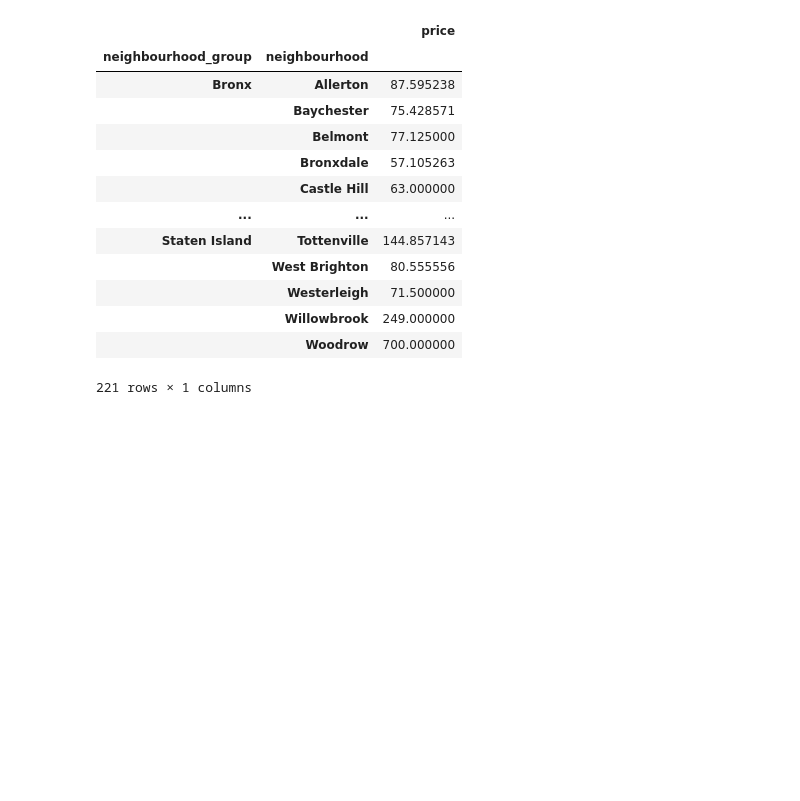
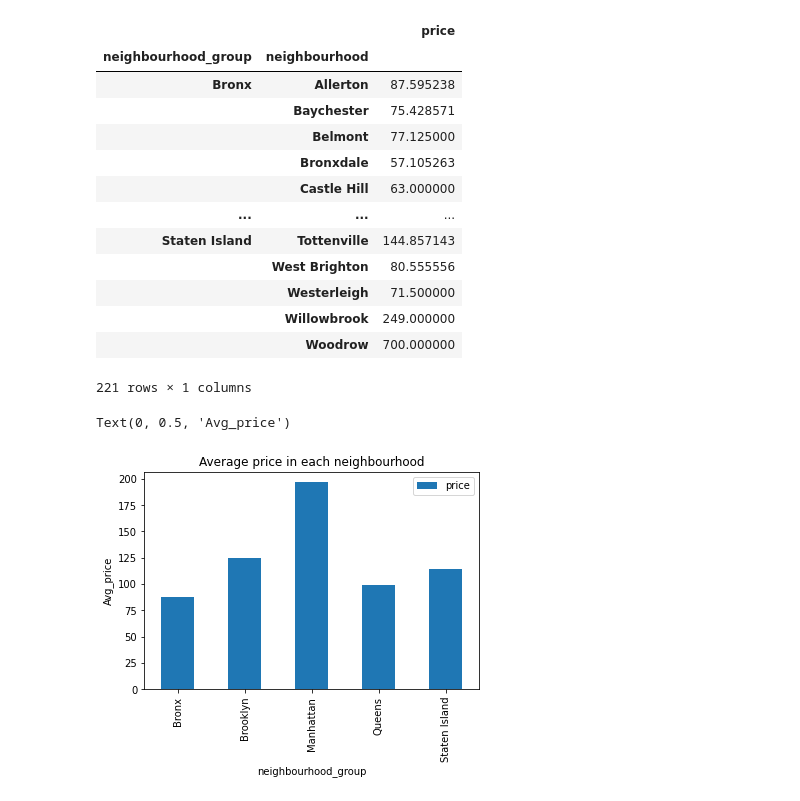
Before and after one commit to junaiskv94/Airbnb_bookin_Analysis, a Jupyter notebook: Copy_of_Airbnb_Bookings_Analysis_Capstone_Project.ipynb, the cells around one changed output. Cells and saved outputs as stored; diff of their text form; code cells hidden in the pictures; blank space fills up the shorter version.

```diff
--- a/Copy_of_Airbnb_Bookings_Analysis_Capstone_Project.ipynb
+++ b/Copy_of_Airbnb_Bookings_Analysis_Capstone_Project.ipynb
@@ -356,3 +399,13 @@ neighbor_price=df.groupby('neighbourhood')['price'].mean().reset_index()
 # plt.bar(mine2['neighbourhood'],mine2['price'], color ='maroon', width = 0.6)
 # %%
 neighbor_price.sort_values(by=['price'],ascending=False,inplace=True)
+# %%
+avgprice_neighbourhood_group=df.groupby('neighbourhood_group')['price'].mean().reset_index()
+# %%
+ax = avgprice_neighbourhood_group.plot.bar(x='neighbourhood_group', y='price')
+plt.title("Average price in each neighbourhood")
+plt.xlabel("neighbourhood_group")
+plt.ylabel("Avg_price")
+# %% [output]
+Text(0, 0.5, 'Avg_price')
+[figure, added]
```
Also changed, not shown: parts of 14 cells of this notebook.
